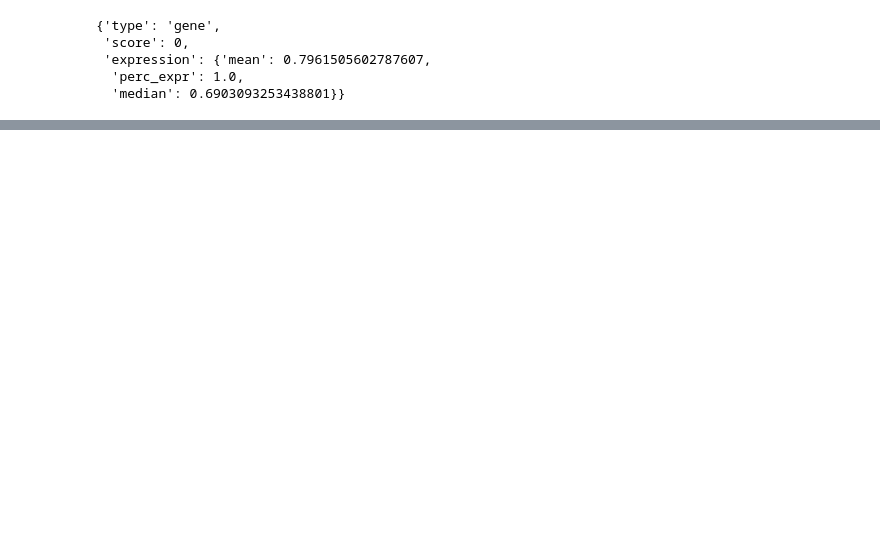
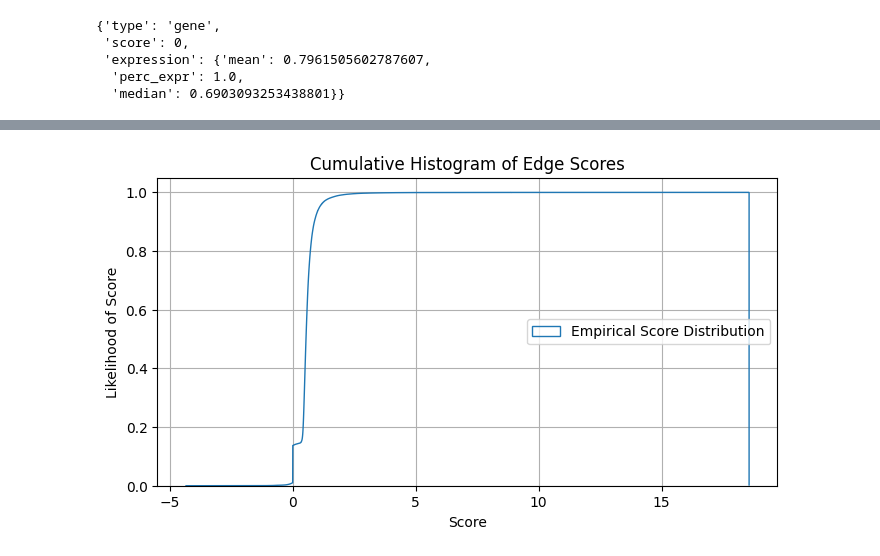
Before and after one commit to mjoppich/PICASO, a Jupyter notebook: scripts/create_basic_knowledgegraph.ipynb, the cells around one changed output, grey strips where cells are left out. Cells and saved outputs as stored; diff of their text form; code cells hidden in the pictures; blank space fills up the shorter version.

```diff
--- a/scripts/create_basic_knowledgegraph.ipynb
+++ b/scripts/create_basic_knowledgegraph.ipynb
@@ -121,0 +335,4 @@ for edge in kg.get_node_edges("CCL2", in_types=["gene"], out_types=["gene"]):
+# %%
+kg.plot_score_histogram(edge_types=[("gene", "gene")])
+# %% [output]
+[figure, added]
```
Also changed, not shown: parts of 45 cells of this notebook, 3 other files.
